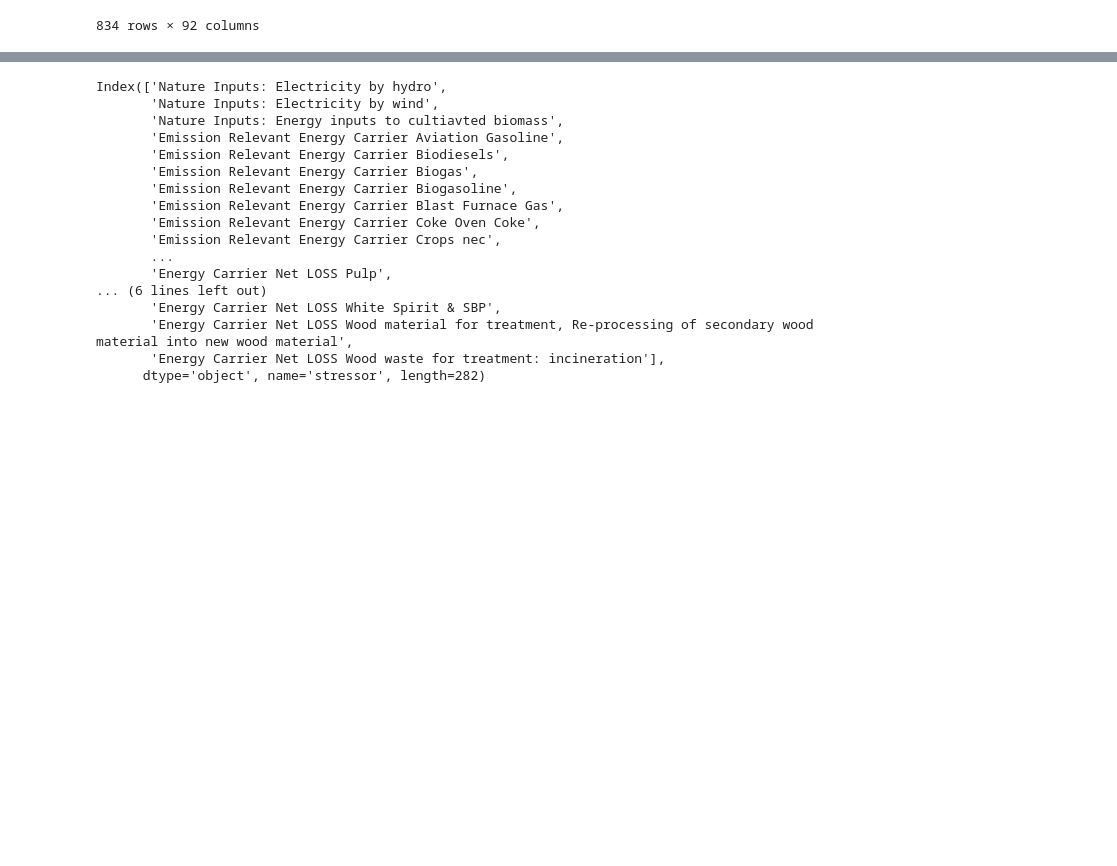
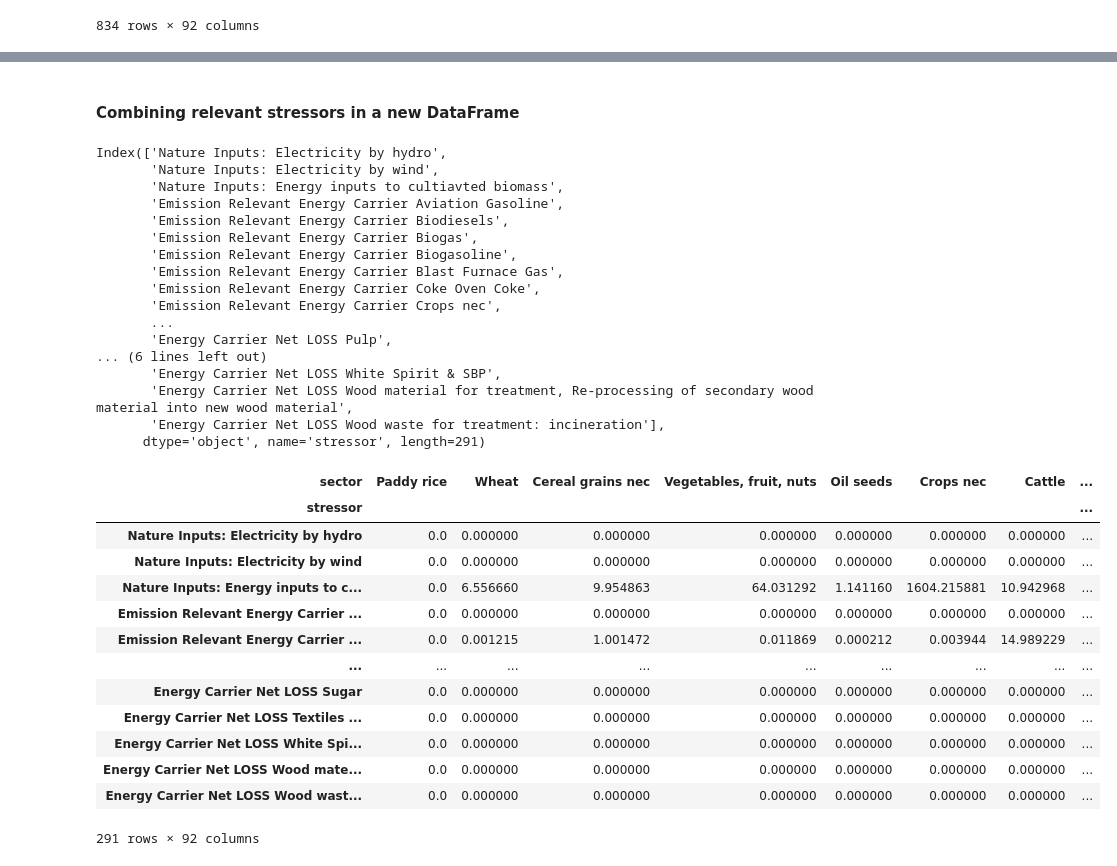
Before and after one commit to bertineram/TEP4222_Project, a Jupyter notebook: F_Energy.ipynb, the cells around one changed output, grey strips where cells are left out. Drawn from its saved outputs; the diff is of its cells as text; code cells hidden in the pictures; blank space fills up the shorter version.

Commit message:
Making a test for F_Energy

```diff
--- a/F_Energy.ipynb
+++ b/F_Energy.ipynb
@@ -198,8 +182,9 @@ Index(['Nature Inputs: Electricity by hydro',
+# %% [markdown]
+#### Combining relevant stressors in a new DataFrame
 # %%
-Energy_stressors = df_F_NOR[df_F_NOR.index.get_level_values(level=0).str.contains('Energy|Electricity')].index #+ df_F_NOR[df_F_NOR.index.get_level_values(level=0).str.contains('Electricity')].index
+Energy_stressors = df_F_NOR[df_F_NOR.index.get_level_values(level=0).str.contains('Energy|Electricity|El|Fuel|Coal|Petroleum|hydro|wind')].index
 
-
-display(Energy_stressors)
+print(Energy_stressors)
 # %% [output]
 Index(['Nature Inputs: Electricity by hydro',
        'Nature Inputs: Electricity by wind',
@@ -217,4 +202,23 @@ Index(['Nature Inputs: Electricity by hydro',
        'Energy Carrier Net LOSS White Spirit & SBP',
        'Energy Carrier Net LOSS Wood material for treatment, Re-processing of secondary wood material into new wood material',
        'Energy Carrier Net LOSS Wood waste for treatment: incineration'],
-      dtype='object', name='stressor', length=282)
+      dtype='object', name='stressor', length=291)
+# %%
+df_F_NOR_Energy = df_F_NOR.loc[Energy_stressors]
+
+df_F_NOR_Energy
+# %% [output]
+| sector | Paddy rice | Wheat | Cereal grains nec | Vegetables, fruit, nuts | Oil seeds | Crops nec | Cattle | ... |
+| stressor |  |  |  |  |  |  |  | ... |
+| Nature Inputs: Electricity by hydro | 0.0 | 0.000000 | 0.000000 | 0.000000 | 0.000000 | 0.000000 | 0.000000 | ... |
+| Nature Inputs: Electricity by wind | 0.0 | 0.000000 | 0.000000 | 0.000000 | 0.000000 | 0.000000 | 0.000000 | ... |
+| Nature Inputs: Energy inputs to c... | 0.0 | 6.556660 | 9.954863 | 64.031292 | 1.141160 | 1604.215881 | 10.942968 | ... |
+| Emission Relevant Energy Carrier ... | 0.0 | 0.000000 | 0.000000 | 0.000000 | 0.000000 | 0.000000 | 0.000000 | ... |
+| Emission Relevant Energy Carrier ... | 0.0 | 0.001215 | 1.001472 | 0.011869 | 0.000212 | 0.003944 | 14.989229 | ... |
+| ... | ... | ... | ... | ... | ... | ... | ... | ... |
+| Energy Carrier Net LOSS Sugar | 0.0 | 0.000000 | 0.000000 | 0.000000 | 0.000000 | 0.000000 | 0.000000 | ... |
+| Energy Carrier Net LOSS Textiles ... | 0.0 | 0.000000 | 0.000000 | 0.000000 | 0.000000 | 0.000000 | 0.000000 | ... |
+| Energy Carrier Net LOSS White Spi... | 0.0 | 0.000000 | 0.000000 | 0.000000 | 0.000000 | 0.000000 | 0.000000 | ... |
+| Energy Carrier Net LOSS Wood mate... | 0.0 | 0.000000 | 0.000000 | 0.000000 | 0.000000 | 0.000000 | 0.000000 | ... |
+| Energy Carrier Net LOSS Wood wast... | 0.0 | 0.000000 | 0.000000 | 0.000000 | 0.000000 | 0.000000 | 0.000000 | ... |
+291 rows × 92 columns
```
Also changed, not shown: parts of 19 cells of this notebook.
